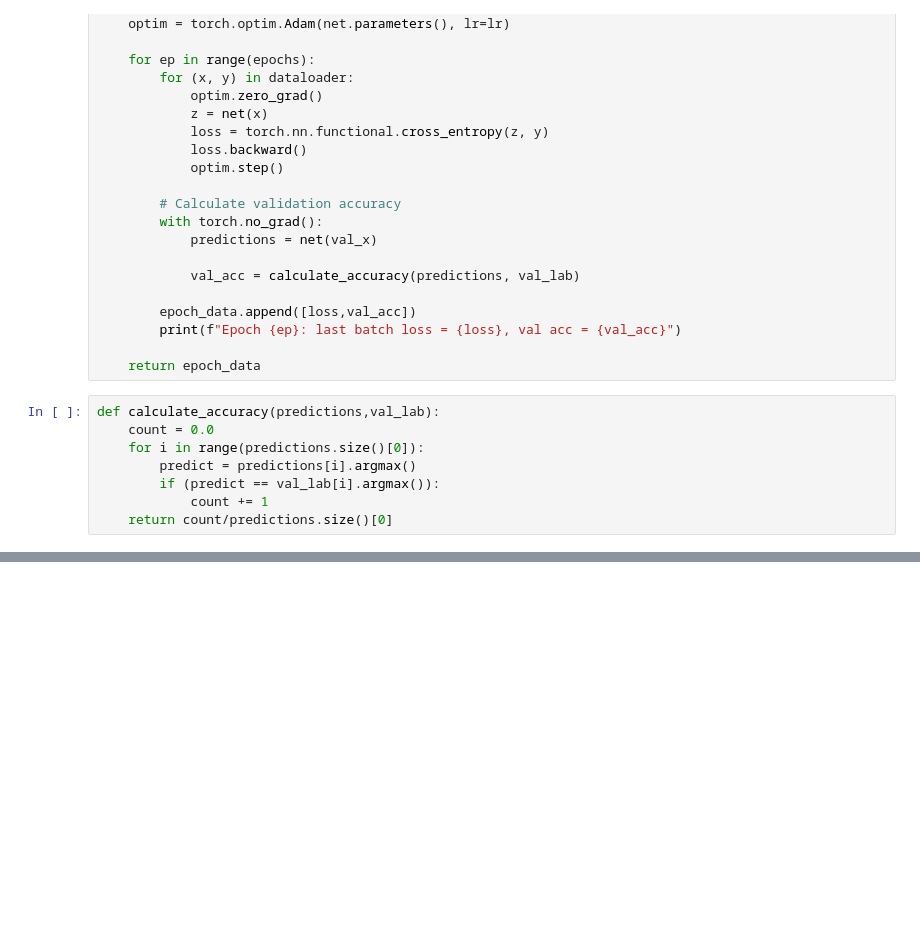
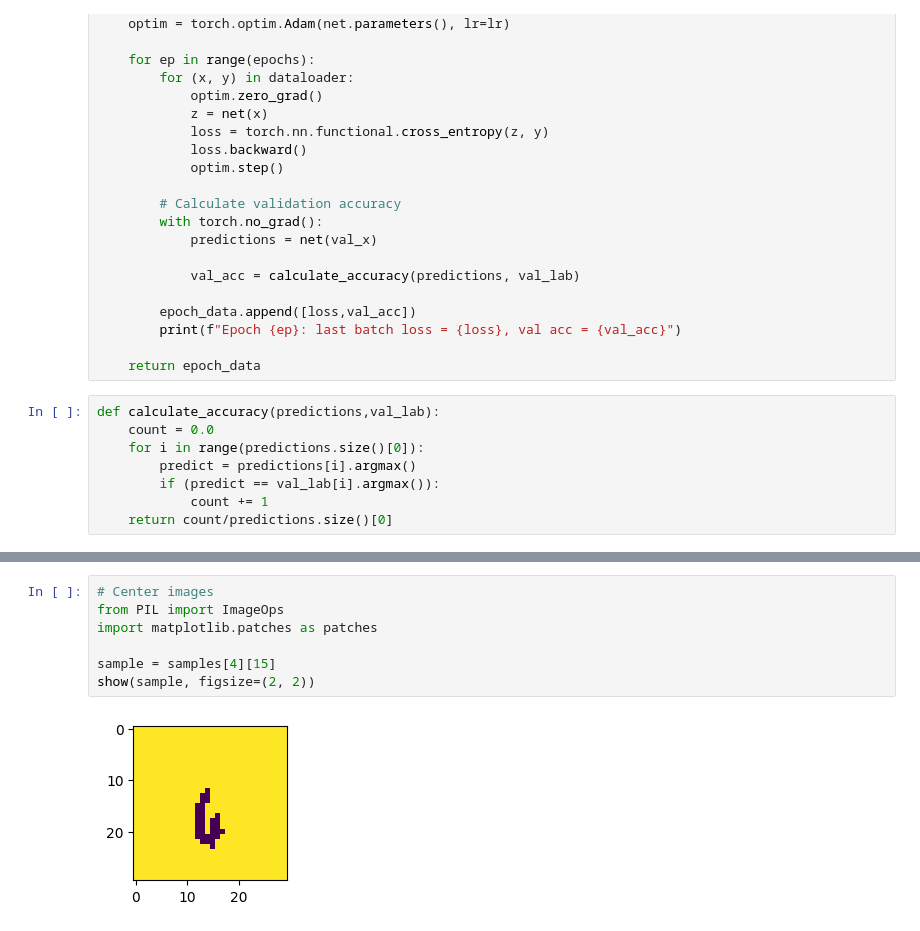
Before and after one commit to ayseberfinozcubuk/Microsoft-AI-course-for-beginners, a Jupyter notebook: 3-NeuralNetworks/05-Frameworks/lab/LabFrameworks.ipynb, the cells around one changed output, grey strips where cells are left out. Drawn from its saved outputs; the diff is of its cells as text; blank space fills up the shorter version.

```diff
--- a/3-NeuralNetworks/05-Frameworks/lab/LabFrameworks.ipynb
+++ b/3-NeuralNetworks/05-Frameworks/lab/LabFrameworks.ipynb
@@ -303,0 +380,9 @@ Epoch 9: last batch loss = 0.22306156639284666, val acc = 0.9736842105263158
+# %%
+# Center images
+from PIL import ImageOps
+import matplotlib.patches as patches
+
+sample = samples[4][15]
+show(sample, figsize=(2, 2))
+# %% [output]
+[figure, added]
```
Also changed, not shown: parts of 26 cells of this notebook, 5 other files.
